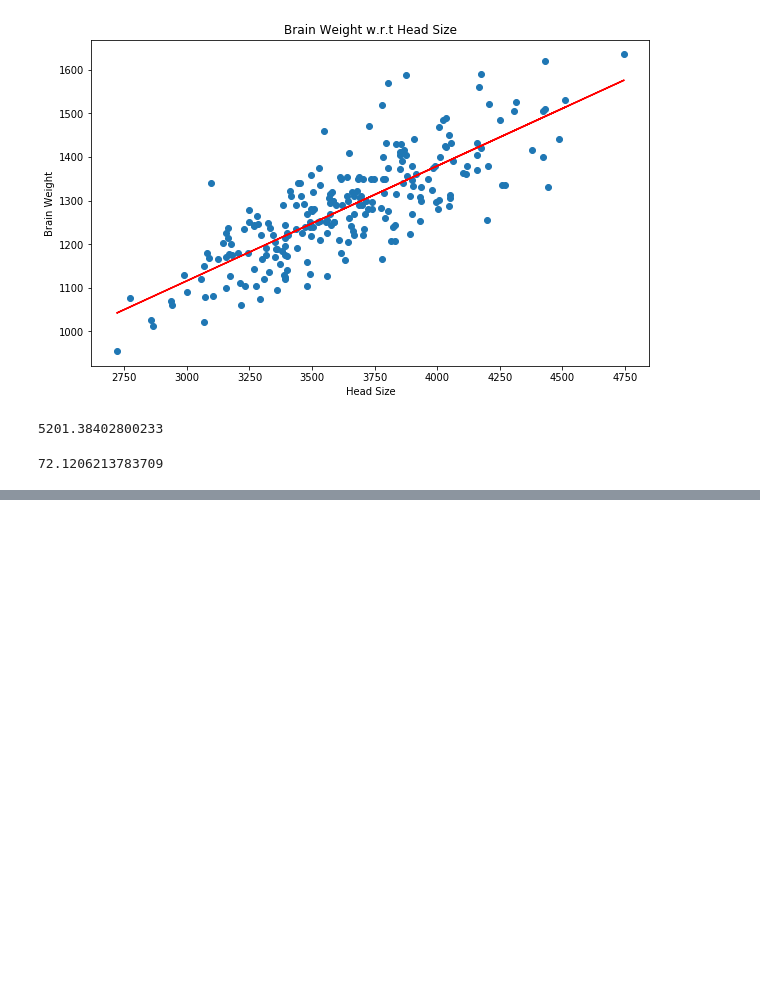
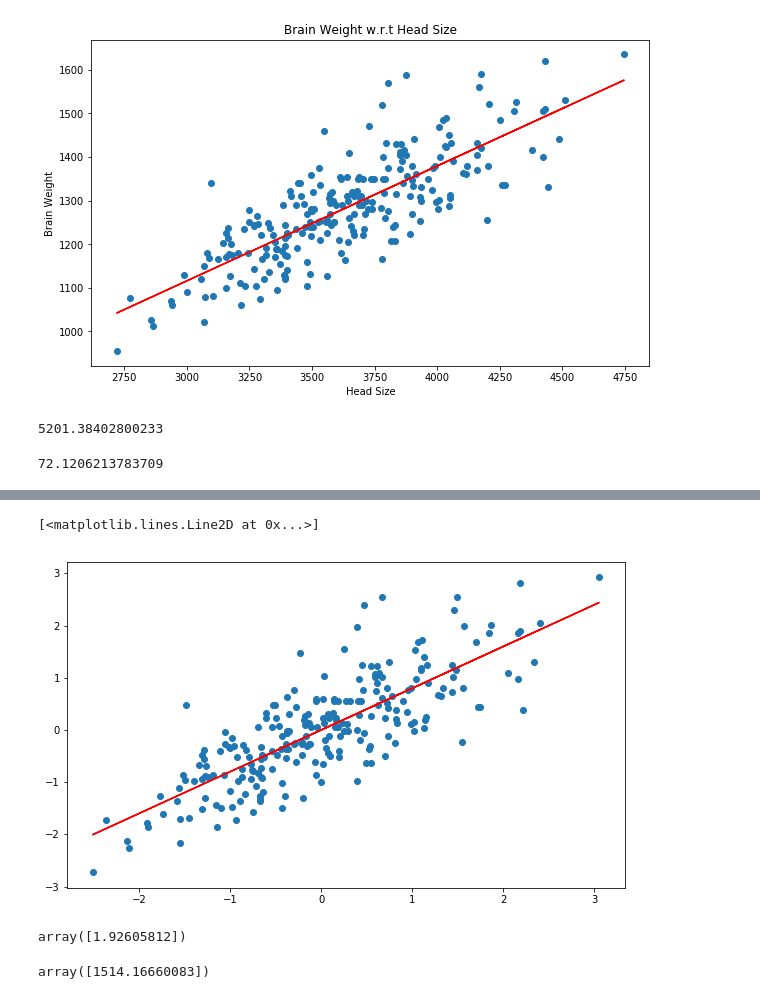
Before and after one commit to ravi4all/MachineLearning_JuneMorning_19, a Jupyter notebook: MachineLearning/01-LinearRegression/LinearRegressionPython.ipynb, the cells around one changed output, grey strips where cells are left out. Cells and saved outputs as stored; diff of their text form; code cells hidden in the pictures; blank space fills up the shorter version.

```diff
--- a/MachineLearning/01-LinearRegression/LinearRegressionPython.ipynb
+++ b/MachineLearning/01-LinearRegression/LinearRegressionPython.ipynb
@@ -100,0 +134,13 @@ rmse
+# %%
+predictions = X*slope + intercept
+
+plt.figure(figsize=(10,6))
+plt.scatter(X,y)
+plt.plot(X,predictions,'red')
+# %% [output]
+[<matplotlib.lines.Line2D at 0x...>]
+[figure, added]
+# %%
+predictions[0]
+# %% [output]
+array([1.92605812])
@@ -100,0 +149,4 @@ rmse
+# %%
+pred[0]
+# %% [output]
+array([1514.16660083])
```
Also changed, not shown: parts of 15 cells of this notebook, 2 other files.
